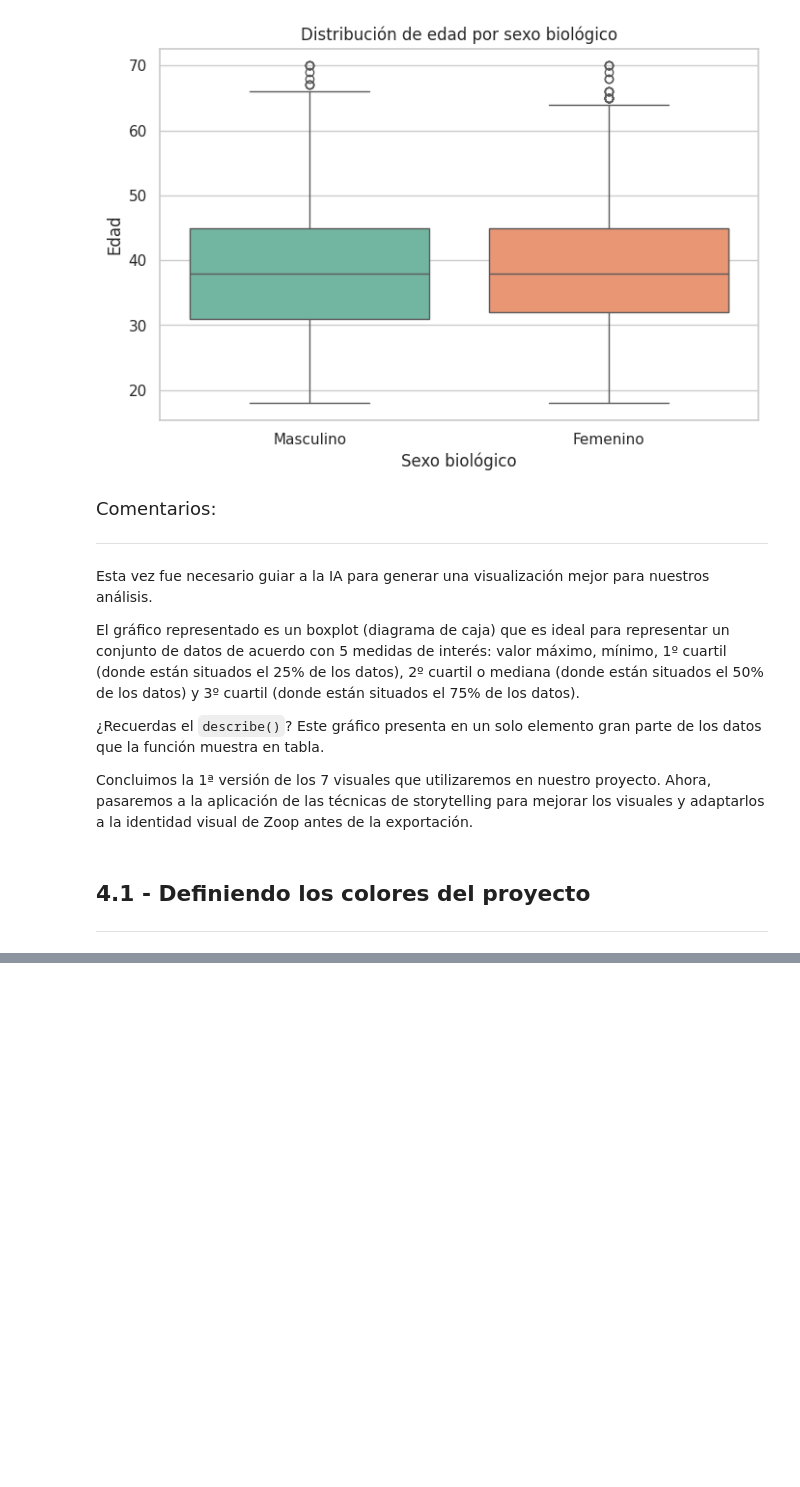
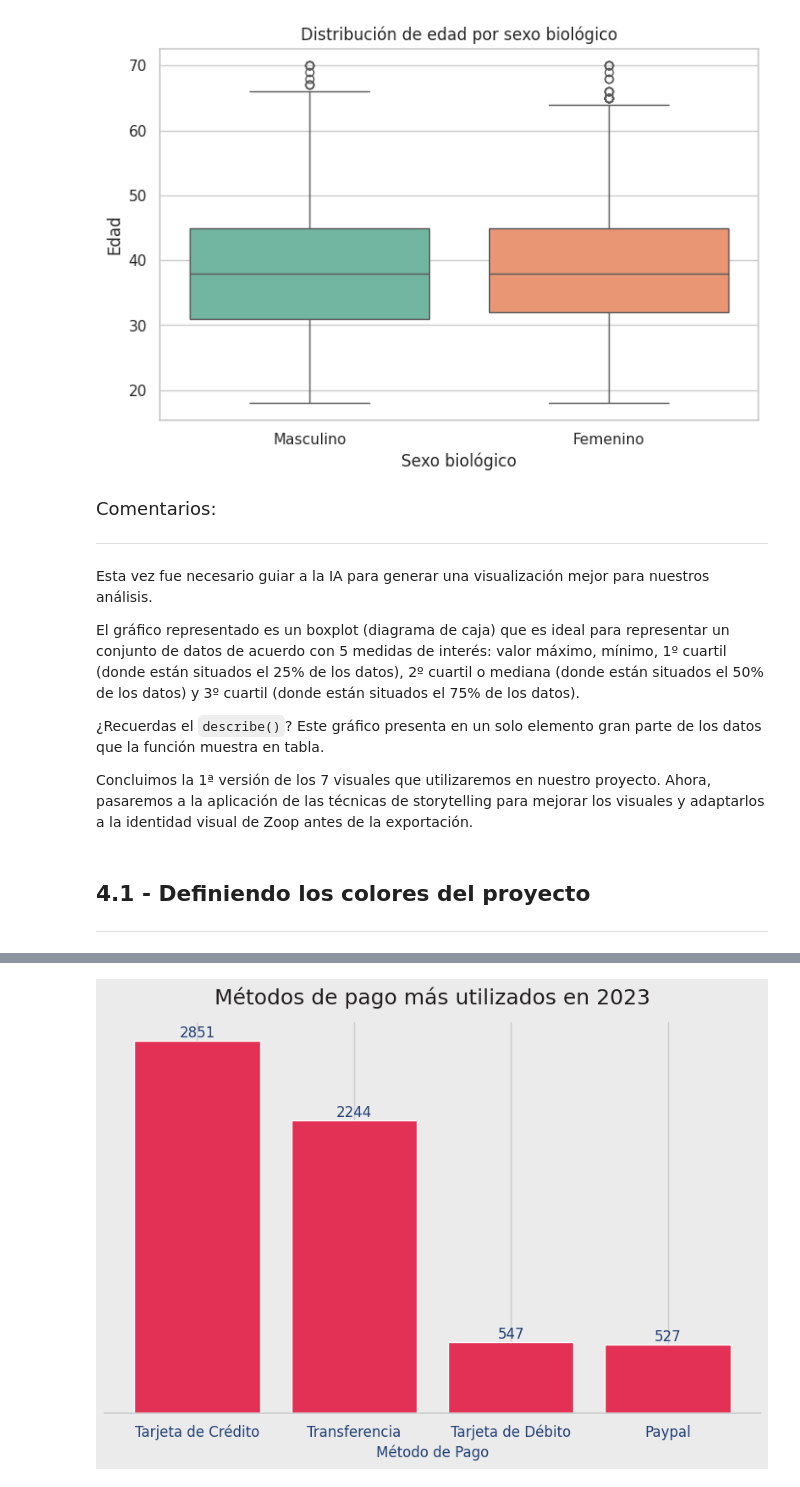
Before and after one commit to dpenamoya-ops/IA-aplicada-a-ciencia-de-datos, a Jupyter notebook: IA_aplicada_a_ciencia_de_datos.ipynb, the cells around one changed output, grey strips where cells are left out. Drawn from its saved outputs; the diff is of its cells as text; code cells hidden in the pictures; blank space fills up the shorter version.

```diff
--- a/IA_aplicada_a_ciencia_de_datos.ipynb
+++ b/IA_aplicada_a_ciencia_de_datos.ipynb
@@ -1137,0 +1241,56 @@ Concluimos la 1ª versión de los 7 visuales que utilizaremos en nuestro proyect
+# %%
+# Crear la figura
+fig, ax = plt.subplots(figsize=(10, 6))
+
+# Fondo de la figura y del gráfico
+fig.patch.set_facecolor(GRIS_1)
+ax.set_facecolor(GRIS_1)
+
+# Gráfico de barras
+barras = ax.bar(
+    metodos_de_pago["metodo_pago"],
+    metodos_de_pago["cantidad"],
+    color=ROJO_1
+)
+
+# Título
+ax.set_title(
+    "Métodos de pago más utilizados en 2023",
+    fontsize=18,
+    color=GRIS_5,
+    pad=15
+)
+
+# Configuración de ejes
+ax.set_ylabel("")
+ax.set_yticks([])
+
+ax.set_xlabel('Método de Pago', fontsize=12, color=AZUL_1)
+ax.set_xticks(range(len(metodos_de_pago)))
+ax.set_xticklabels(
+    metodos_de_pago["metodo_pago"],
+    fontsize=12,
+    color=AZUL_1
+)
+
+# Remover bordes
+ax.spines["top"].set_visible(False)
+ax.spines["right"].set_visible(False)
+ax.spines["left"].set_visible(False)
+
+# Mostrar valores encima de cada barra
+for barra in barras:
+    altura = barra.get_height()
+    ax.text(
+        barra.get_x() + barra.get_width() / 2,
+        altura,
+        f"{int(altura)}",
+        ha="center",
+        va="bottom",
+        fontsize=12,
+        color=AZUL_1
+    )
+
+plt.show()
+# %% [output]
+[figure, added]
```
Also changed, not shown: parts of 65 cells of this notebook.
